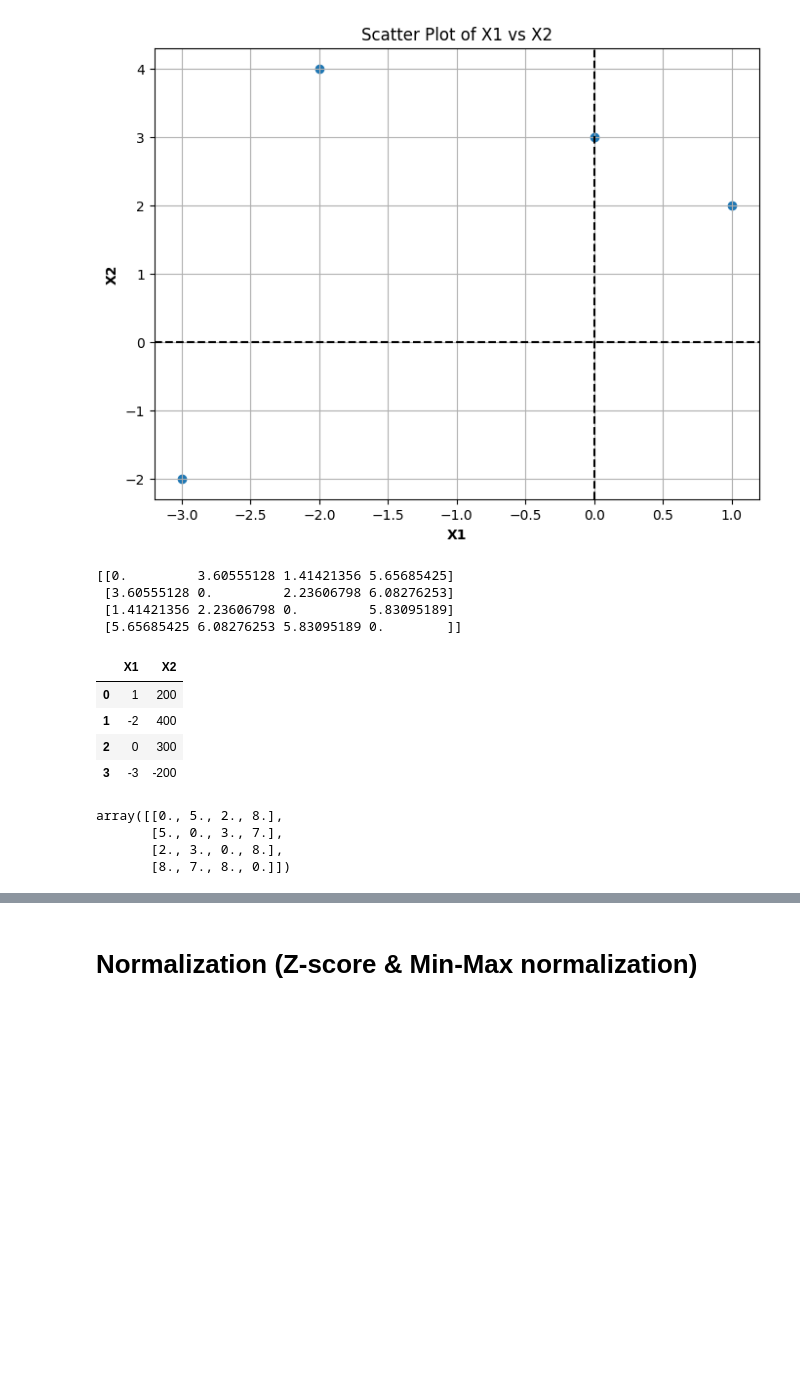
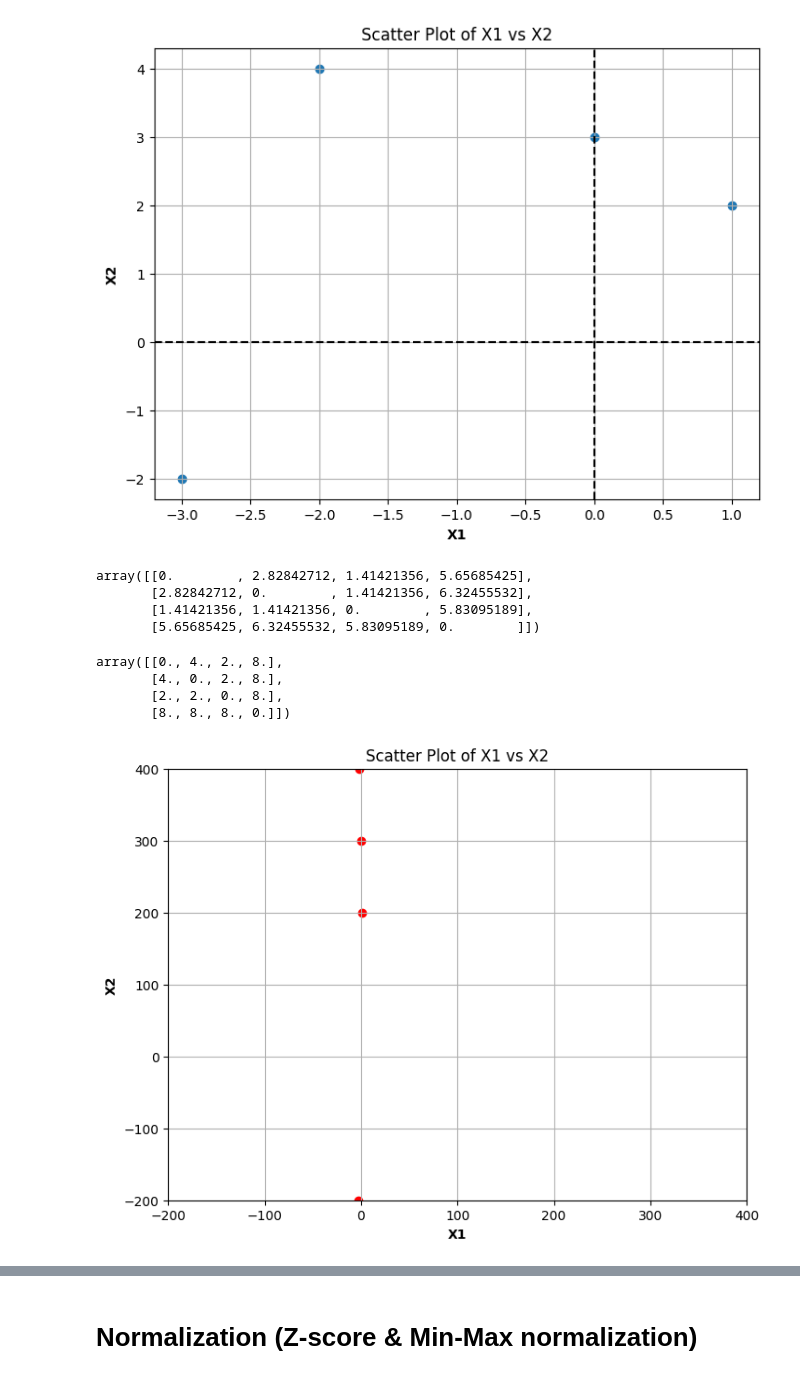
Before and after one commit to punramon/bsc_dpdm24, a Jupyter notebook: Chapter_2_Understanding_Data.ipynb, the cells around one changed output, grey strips where cells are left out. Drawn from its saved outputs; the diff is of its cells as text; code cells hidden in the pictures; blank space fills up the shorter version.

```diff
--- a/Chapter_2_Understanding_Data.ipynb
+++ b/Chapter_2_Understanding_Data.ipynb
@@ -315,42 +312,58 @@ plt.show()
 # %%
 # prompt: calculate distance matrix of the df
 
+import pandas as pd
 from scipy.spatial.distance import pdist, squareform
 
-# Assuming 'df' is your DataFrame with relevant columns (e.g., 'X1', 'X2')
-# Replace 'X1', 'X2' with the actual column names in your DataFrame.
-if 'X1' in df.columns and 'X2' in df.columns:
-    distance_matrix = squareform(pdist(df[['X1', 'X2']]))
-    print(distance_matrix)
-else:
-    print("Error: Columns 'X1' and 'X2' not found in DataFrame.")
+# Assuming 'df' is your DataFrame (replace with your actual DataFrame)
+# Example DataFrame (replace with your actual DataFrame)
+data = [[1, 2], [-1, 4], [0, 3], [-3, -2]]
+df = pd.DataFrame(data, columns=['X1', 'X2'])
+
+# Calculate the distance matrix
+distance_matrix = squareform(pdist(df[['X1', 'X2']]))
+
+distance_matrix
 # %% [output]
-[[0.         3.60555128 1.41421356 5.65685425]
- [3.60555128 0.         2.23606798 6.08276253]
- [1.41421356 2.23606798 0.         5.83095189]
- [5.65685425 6.08276253 5.83095189 0.        ]]
+array([[0.        , 2.82842712, 1.41421356, 5.65685425],
+       [2.82842712, 0.        , 1.41421356, 6.32455532],
+       [1.41421356, 1.41421356, 0.        , 5.83095189],
+       [5.65685425, 6.32455532, 5.83095189, 0.        ]])
-# %%
-data = [[1, 200], [-2, 400], [0, 300], [-3, -200]]
-df2 = pd.DataFrame(data, columns=['X1', 'X2'])
-df2
-# %% [output]
-|  | X1 | X2 |
-| 0 | 1 | 200 |
-| 1 | -2 | 400 |
-| 2 | 0 | 300 |
-| 3 | -3 | -200 |
 # %%
 # prompt: calculate distance matrix of the df use L1-norm
 
-from scipy.spatial.distance import pdist, squareform
+# Calculate the distance matrix using L1-norm (Manhattan distance)
+distance_matrix_l1 = squareform(pdist(df[['X1', 'X2']], 'cityblock'))
 
-# Assuming 'df' is your DataFrame with relevant columns
-# Calculate the distance matrix using the L1 norm (Manhattan distance)
-distance_matrix = squareform(pdist(df[['X1', 'X2']], 'cityblock'))
-
-distance_matrix
+distance_matrix_l1
 # %% [output]
-array([[0., 5., 2., 8.],
-       [5., 0., 3., 7.],
-       [2., 3., 0., 8.],
-       [8., 7., 8., 0.]])
+array([[0., 4., 2., 8.],
+       [4., 0., 2., 8.],
+       [2., 2., 0., 8.],
+       [8., 8., 8., 0.]])
+# %%
+data = [[1, 200], [-2, 400], [0, 300], [-3, -200]]
+df2 = pd.DataFrame(data, columns=['X1', 'X2'])
+df2
+
+# Create the scatter plot
+plt.figure(figsize=(8, 6))  # Adjust figure size as needed
+#plt.plot([-3,1],[0,0], color='black', linewidth=2)
+#plt.plot([0,0],[-2,4], color='black', linewidth=2)
+plt.scatter(df2['X1'], df2['X2'],c='r')
+
+min_val = min(df2['X1'].min(), df2['X2'].min())
+max_val = max(df2['X1'].max(), df2['X2'].max())
+plt.xlim(min_val, max_val)
+plt.ylim(min_val, max_val)
+
+# Customize the plot
+plt.xlabel('X1', fontweight='bold')
+plt.ylabel('X2', fontweight='bold')
+plt.title('Scatter Plot of X1 vs X2')
+plt.grid(True)
+
+# Show the plot
+plt.show()
+# %% [output]
+[figure, added]
```
Also changed, not shown: parts of 10 cells of this notebook.
